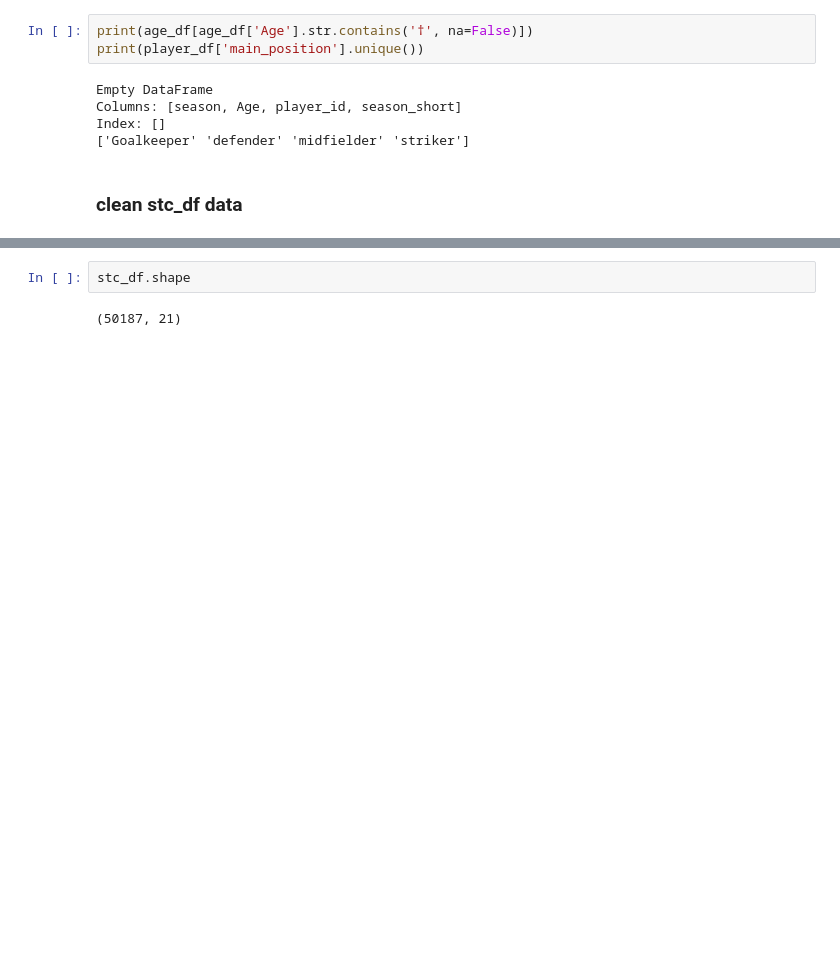
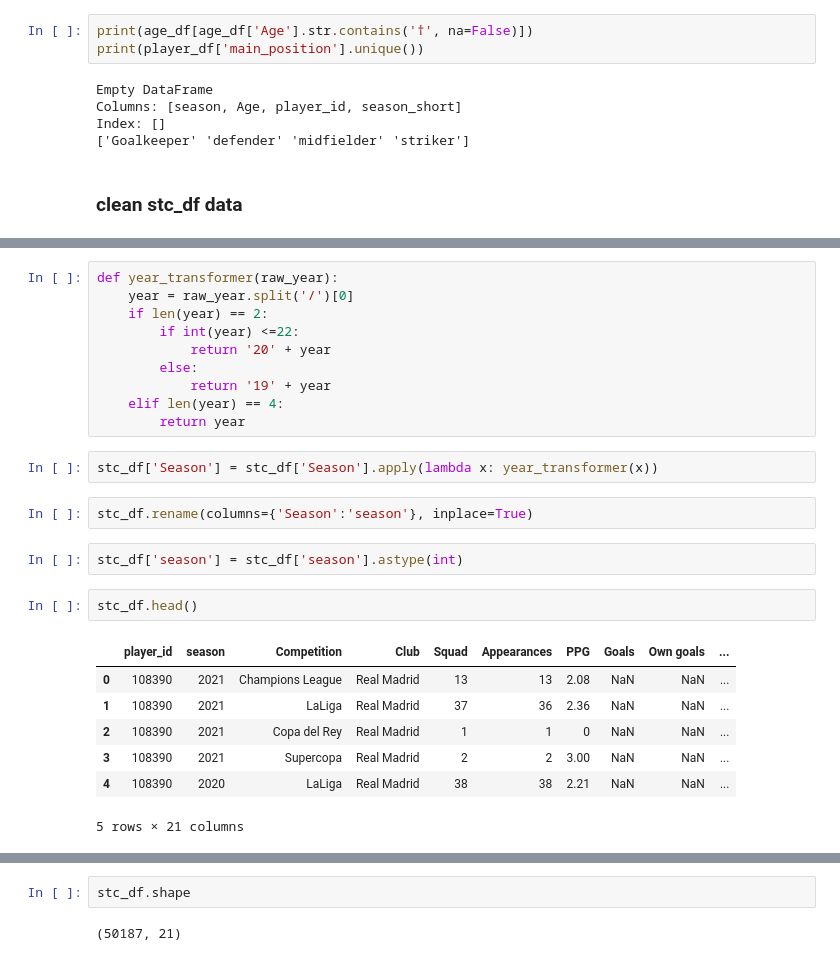
Before and after one commit to MHBehroozi/Transfermarkt, a Jupyter notebook: ML Part 1/ML-part1-data.ipynb, the cells around one changed output, grey strips where cells are left out. Saved outputs shown, nothing was run; the diff lists cells and outputs as text; blank space fills up the shorter version.

```diff
--- a/ML Part 1/ML-part1-data.ipynb
+++ b/ML Part 1/ML-part1-data.ipynb
@@ -86,3 +88,29 @@ stc_df['PPG'] = stc_df['PPG'].fillna(ppg_median)
+# %%
+def year_transformer(raw_year):
+    year = raw_year.split('/')[0]
+    if len(year) == 2:
+        if int(year) <=22:
+            return '20' + year
+        else:
+            return '19' + year
+    elif len(year) == 4:
+        return year
+# %%
+stc_df['Season'] = stc_df['Season'].apply(lambda x: year_transformer(x))
+# %%
+stc_df.rename(columns={'Season':'season'}, inplace=True)
+# %%
+stc_df['season'] = stc_df['season'].astype(int)
+# %%
+stc_df.head()
+# %% [output]
+|  | player_id | season | Competition | Club | Squad | Appearances | PPG | Goals | Own goals | ... |
+| 0 | 108390 | 2021 | Champions League | Real Madrid | 13 | 13 | 2.08 | NaN | NaN | ... |
+| 1 | 108390 | 2021 | LaLiga | Real Madrid | 37 | 36 | 2.36 | NaN | NaN | ... |
+| 2 | 108390 | 2021 | Copa del Rey | Real Madrid | 1 | 1 | 0 | NaN | NaN | ... |
+| 3 | 108390 | 2021 | Supercopa | Real Madrid | 2 | 2 | 3.00 | NaN | NaN | ... |
+| 4 | 108390 | 2020 | LaLiga | Real Madrid | 38 | 38 | 2.21 | NaN | NaN | ... |
+5 rows × 21 columns
 # %%
 print(stc_df.dtypes)
 # %% [output]
```
Also changed, not shown: parts of 6 cells of this notebook, 1 other file.
